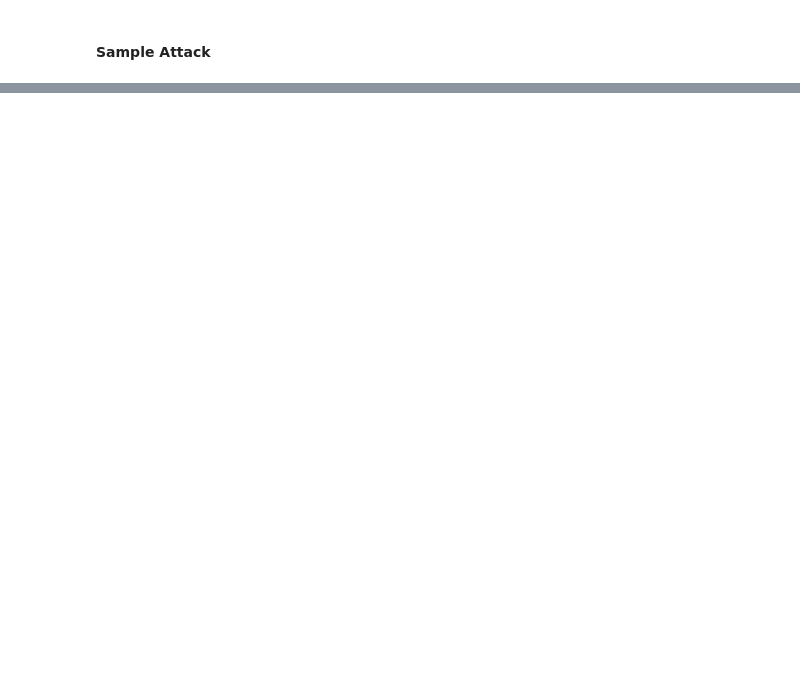
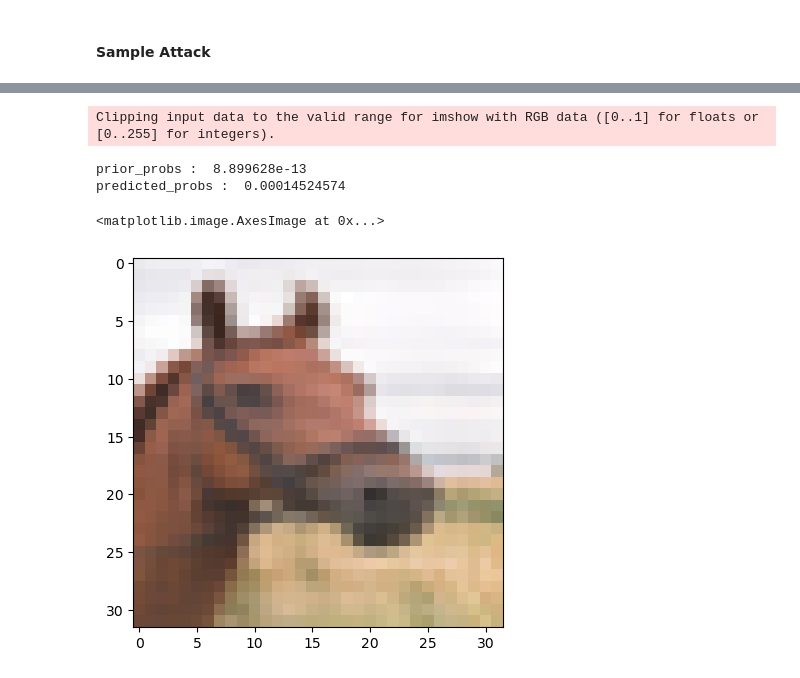
Before and after one commit to tharhtetsan/ML-in-Prod-batch-1, a Jupyter notebook: 8_advance_ai/adversarial_attacks/one_pixel_attack/one_pixel_attack_cifar10.ipynb, the cells around one changed output, grey strips where cells are left out. Saved outputs shown, nothing was run; the diff lists cells and outputs as text; code cells hidden in the pictures; blank space fills up the shorter version.

```diff
--- a/8_advance_ai/adversarial_attacks/one_pixel_attack/one_pixel_attack_cifar10.ipynb
+++ b/8_advance_ai/adversarial_attacks/one_pixel_attack/one_pixel_attack_cifar10.ipynb
@@ -257,0 +417,3 @@ Detected at node sequential/conv2d/Relu defined at (most recent call last):
+# %%
+
+attack_result = attack(image_id, model, pixel_count=pixels, verbose=True)
@@ -257,0 +438,14 @@ Detected at node sequential/conv2d/Relu defined at (most recent call last):
+# %%
+model_name, pixel_count, img_id, actual_class, predicted_class, success, cdiff, prior_probs, predicted_probs, attack_result_x = attack_result
+# %%
+print("prior_probs : ",prior_probs[actual_class])
+print("predicted_probs : ",predicted_probs[actual_class])
+pixel = attack_result_x
+image_perturbed = perturb_image(pixel, x_test[image_id])[0]
+plt.imshow(image_perturbed)
+# %% [output]
+Clipping input data to the valid range for imshow with RGB data ([0..1] for floats or [0..255] for integers).
+prior_probs :  8.899628e-13
+predicted_probs :  0.00014524574
+<matplotlib.image.AxesImage at 0x...>
+[figure, added]
```
Also changed, not shown: parts of 19 cells of this notebook, 5 other files.
